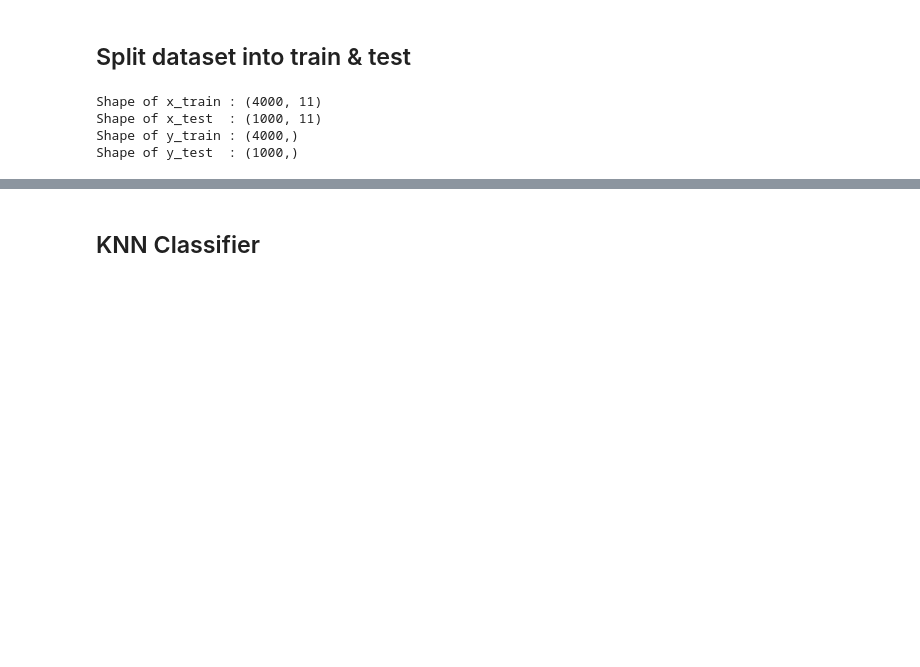
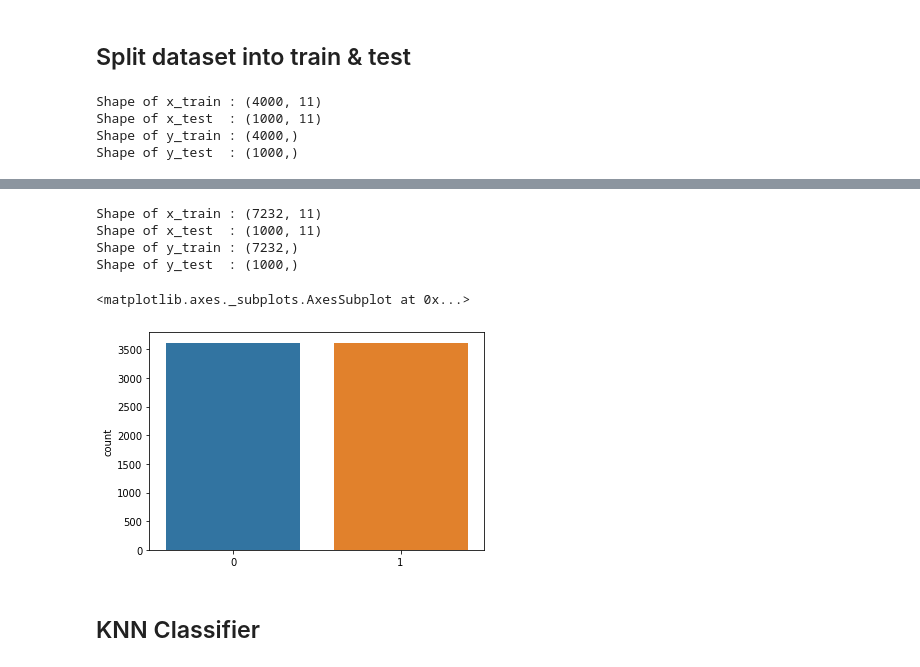
Before and after one commit to kaazima/Bank-Personal-Loan-Classification, a Jupyter notebook: KNN.ipynb, the cells around one changed output, grey strips where cells are left out. Drawn from its saved outputs; the diff is of its cells as text; code cells hidden in the pictures; blank space fills up the shorter version.

```diff
--- a/KNN.ipynb
+++ b/KNN.ipynb
@@ -98,3 +119,19 @@ Shape of y_test  : (1000,)
+# %%
+# Print the shape of x_train, x_test, y_train, y_test after oversampling
+print('Shape of x_train :', x_train.shape)
+print('Shape of x_test  :', x_test.shape)
+print('Shape of y_train :', y_train.shape)
+print('Shape of y_test  :', y_test.shape)
+# %% [output]
+Shape of x_train : (7232, 11)
+Shape of x_test  : (1000, 11)
+Shape of y_train : (7232,)
+Shape of y_test  : (1000,)
+# %%
+sns.countplot(y_train)
+# %% [output]
+<matplotlib.axes._subplots.AxesSubplot at 0x...>
+[figure, added]
 # %% [markdown]
 ## KNN Classifier
 # %%
```
Also changed, not shown: parts of 26 cells of this notebook.
